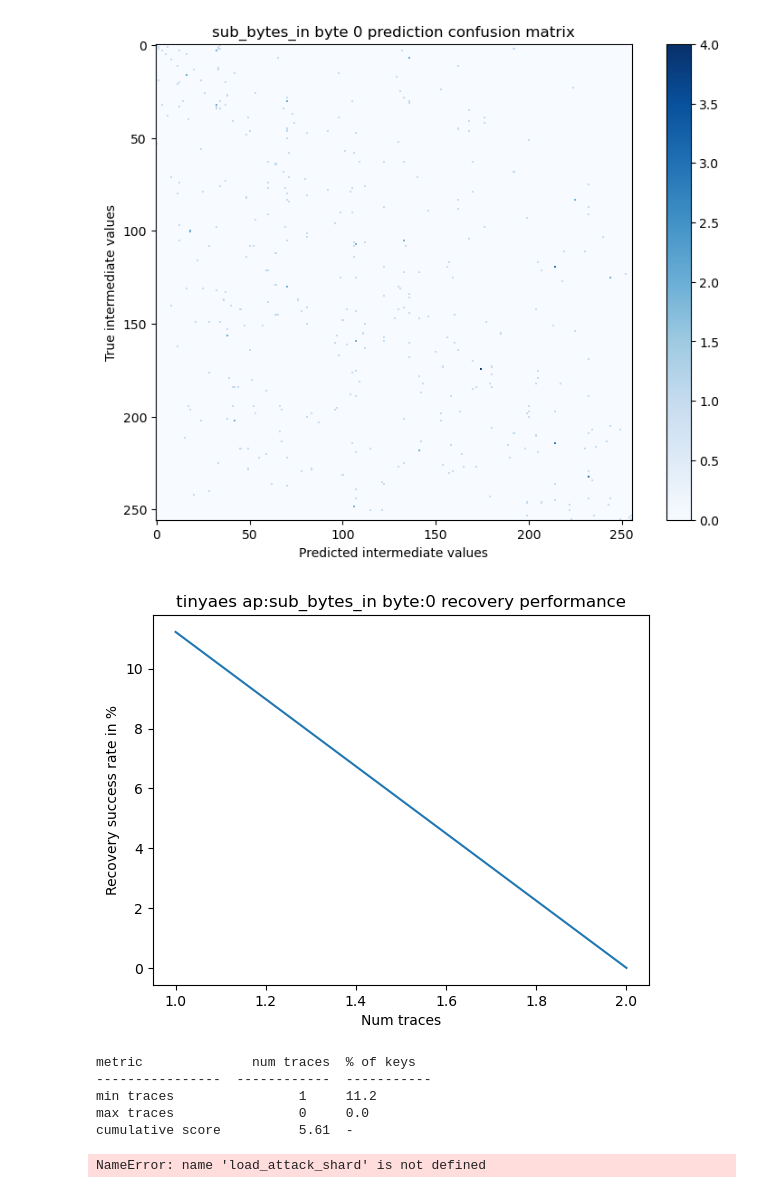
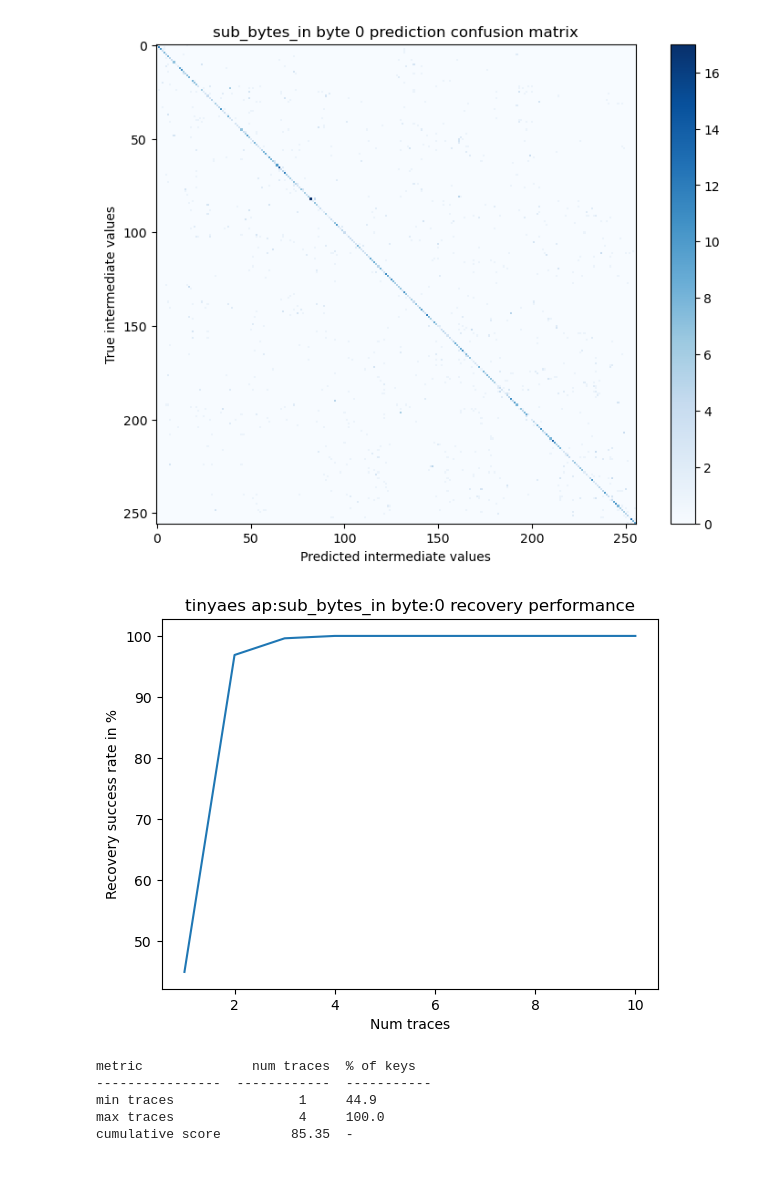
Before and after one commit to 671414/DAT255_SCA, a Jupyter notebook: notebooks/ours/testing recovery on our own dataset.ipynb, the cells around one changed output. Cells and saved outputs as stored; diff of their text form; code cells hidden in the pictures.

Commit message:
Addes best model and more evaluation

```diff
--- a/notebooks/ours/testing recovery on our own dataset.ipynb
+++ b/notebooks/ours/testing recovery on our own dataset.ipynb
@@ -87,7 +94,7 @@ utils.create_dataset(file_path, 4096, 1, "attack")
 from keras.models import Model
 import tensorflow as tf
 
-model5000 = tf.keras.models.load_model("../models/stm32f0-tinyaes-cnn-v10-ap_sub_bytes_in-byte_0-len_5000.keras")
-model = tf.keras.models.load_model("../models/first_scaaml_model_on_our_data.keras")
+#model5000 = tf.keras.models.load_model("../models/stm32f0-tinyaes-cnn-v10-ap_sub_bytes_in-byte_0-len_5000.keras")
+model = tf.keras.models.load_model("../models/best_model_v1.keras")
 #no use for this as our data only has range 5000
 #model20000 = tf.keras.models.load_model("stm32f0-tinyaes-cnn-v10-ap_sub_bytes_in-byte_0-len_20000.keras")
@@ -170,7 +170,7 @@ Accuracy: 0.11
 # %%
 plot_confusion_matrix(y_true, y_pred, normalize=True, title="%s byte %s prediction confusion matrix" % (ATTACK_POINT, ATTACK_BYTE))
 # %% [output]
-[figure, old version]
+[figure, new version]
 # %%
 config = """{
     "model": "cnn",
@@ -223,17 +207,17 @@ config = """{
 }"""
 target_config = json.loads(config)
 # %%
-NUM_TRACES_TO_PLOT = 2
+NUM_TRACES_TO_PLOT = 10
 avg_preds = np.array([correct_prediction_rank[i].count(0) for i in range(NUM_TRACES_TO_PLOT)])
 y = avg_preds / len(correct_prediction_rank[0]) * 100
 x = [i + 1 for i in range(NUM_TRACES_TO_PLOT)]
 plt.plot(x, y)
 plt.xlabel("Num traces")
 plt.ylabel("Recovery success rate in %")
 plt.title("%s ap:%s byte:%s recovery performance" % (target_config['algorithm'], ATTACK_POINT, ATTACK_BYTE))
 plt.show()
 # %% [output]
-[figure, old version]
+[figure, new version]
 # %%
 min_traces = 0
 max_traces = 0
@@ -257,8 +241,8 @@ print(tabulate(rows, headers=['metric', 'num traces', '% of keys']))
 # %% [output]
 metric              num traces  % of keys
 ----------------  ------------  -----------
-min traces                1     11.2
-max traces                0     0.0
-cumulative score          5.61  -
+min traces                1     44.9
+max traces                4     100.0
+cumulative score         85.35  -
 # %%
 ATTACK_POINT = 'sub_bytes_in' # let's pick an attack point- Key is not a good target: it doesn't work for TinyAEs
@@ -267,38 +250,0 @@ NUM_TRACES = 14  # how many traces to use - as seen in single byte, 5 traces is
-# %%
-# perfoming 16x the byte recovery algorithm showecased above - one for each key byte
-real_key = [] # what we are supposed to find
-recovered_key = [] # what we predicted
-pb = tqdm(total=16, desc="guessing key", unit='guesses')
-for ATTACK_BYTE in range(16):
-    # data
-    keys, pts, x, y = load_attack_shard(shard_paths[TARGET_SHARD], ATTACK_BYTE, ATTACK_POINT, TRACE_LEN, num_traces=NUM_TRACES, full_key=True)
-    real_key.append(keys[0])
-    x = x[:,:5000,:]
-    # load model
-    model = model5000
-
-    # prediction
-    predictions = model.predict(x)
-
-    # computing byte prediction from intermediate predictions
-    key_preds = ap_preds_to_key_preds(predictions, pts, ATTACK_POINT)
-
-    # accumulating probabity
-    vals = np.zeros((256))
-    for trace_count, kp in enumerate(key_preds):
-        vals = vals  + np.log10(kp + 1e-22)
-
-    # order predictions by probability
-    guess_ranks = (np.argsort(vals, )[-256:][::-1])
-
-    # take strongest guess as our key guess
-    recovered_key.append(guess_ranks[0])
-
-    # update display
-    pb.set_postfix({'Recovered key': bytelist_to_hex(recovered_key), "Real key": bytelist_to_hex(real_key)})
-    pb.update()
-
-
-pb.close()
-# %% [output]
-NameError: name 'load_attack_shard' is not defined
```
Also changed, not shown: parts of 19 cells of this notebook, 4 other files.
